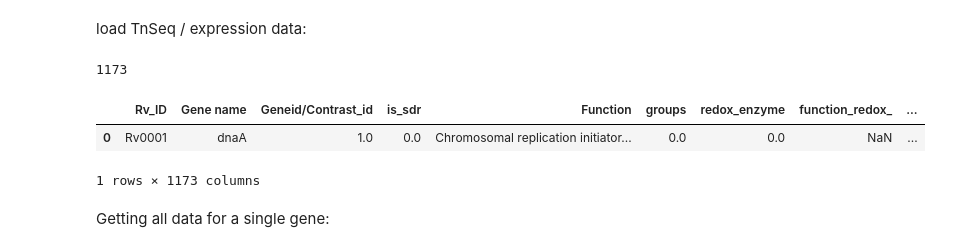
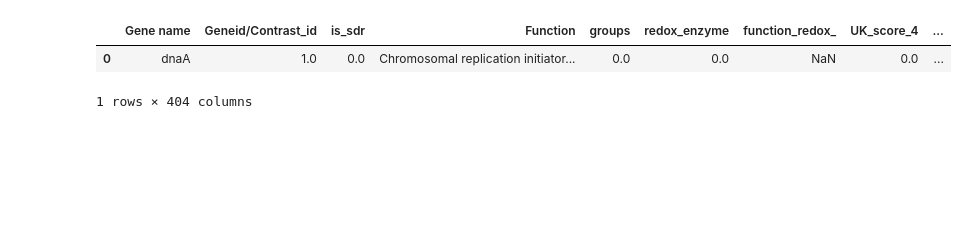
Before and after one commit to manuflores/tbredox, a Jupyter notebook: notebooks/explaining_neighbors_screens.ipynb, the cells around one changed output. Cells and saved outputs as stored; diff of their text form; code cells hidden in the pictures; blank space fills up the shorter version.

```diff
--- a/notebooks/explaining_neighbors_screens.ipynb
+++ b/notebooks/explaining_neighbors_screens.ipynb
@@ -3,5 +3,3 @@ import pandas as pd
 import os
 import matplotlib.pyplot as plt
 import numpy as np
-# %% [markdown]
-load TnSeq / expression data:
@@ -12,5 +5,0 @@ cols = df_data.columns.tolist()
-# %%
-# how many columns
-len(cols)
-# %% [output]
-1173
@@ -17,8 +61,6 @@ len(cols)
 # %%
-df_data.head(1)
+df_data.iloc[:1, 1:405]
 # %% [output]
-|  | Rv_ID | Gene name | Geneid/Contrast_id | is_sdr | Function | groups | redox_enzyme | function_redox_ | ... |
-| 0 | Rv0001 | dnaA | 1.0 | 0.0 | Chromosomal replication initiator... | 0.0 | 0.0 | NaN | ... |
+|  | Gene name | Geneid/Contrast_id | is_sdr | Function | groups | redox_enzyme | function_redox_ | UK_score_4 | ... |
+| 0 | dnaA | 1.0 | 0.0 | Chromosomal replication initiator... | 0.0 | 0.0 | NaN | 0.0 | ... |
-1 rows × 1173 columns
+1 rows × 404 columns
-# %% [markdown]
-Getting all data for a single gene:
```
Also changed, not shown: parts of 22 cells of this notebook.
